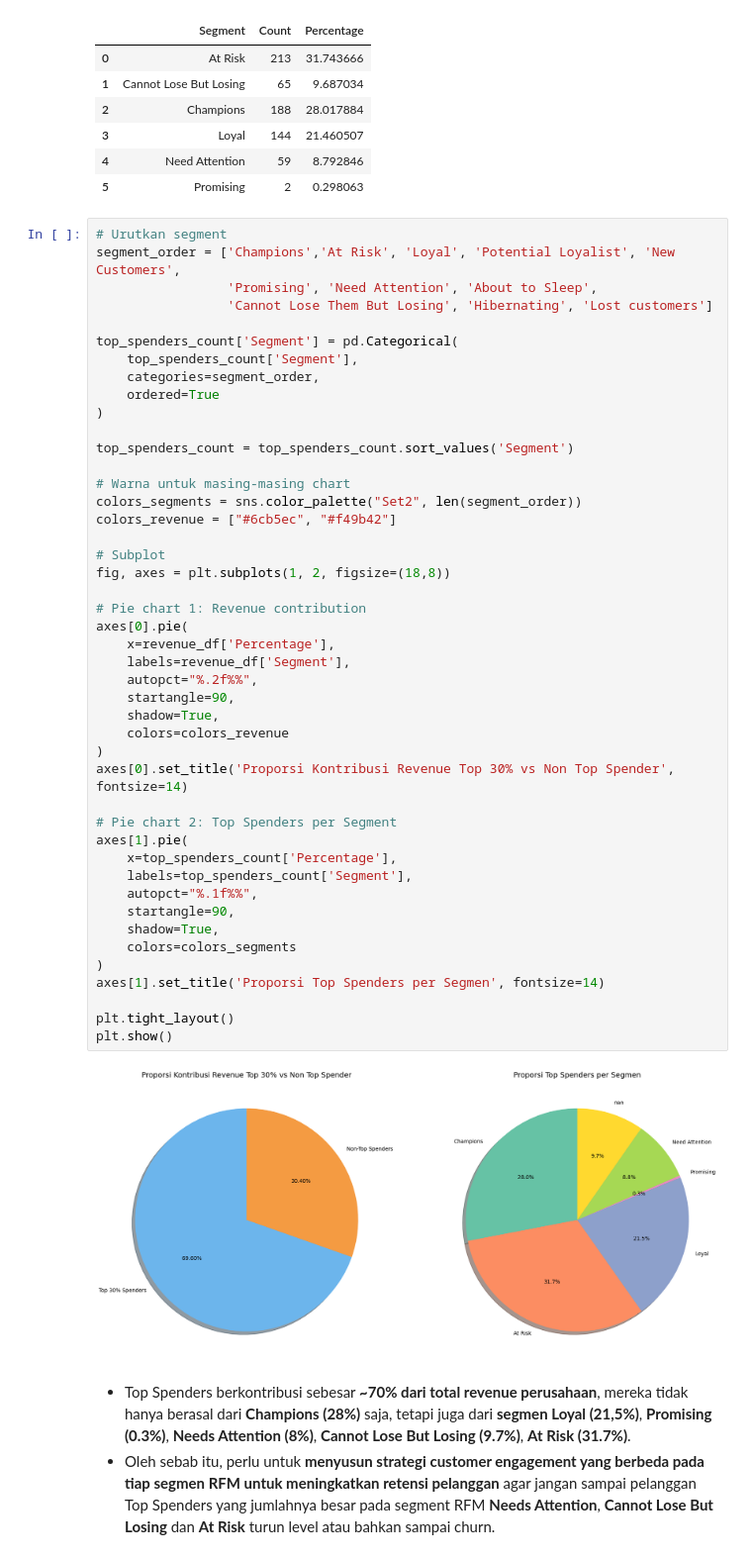
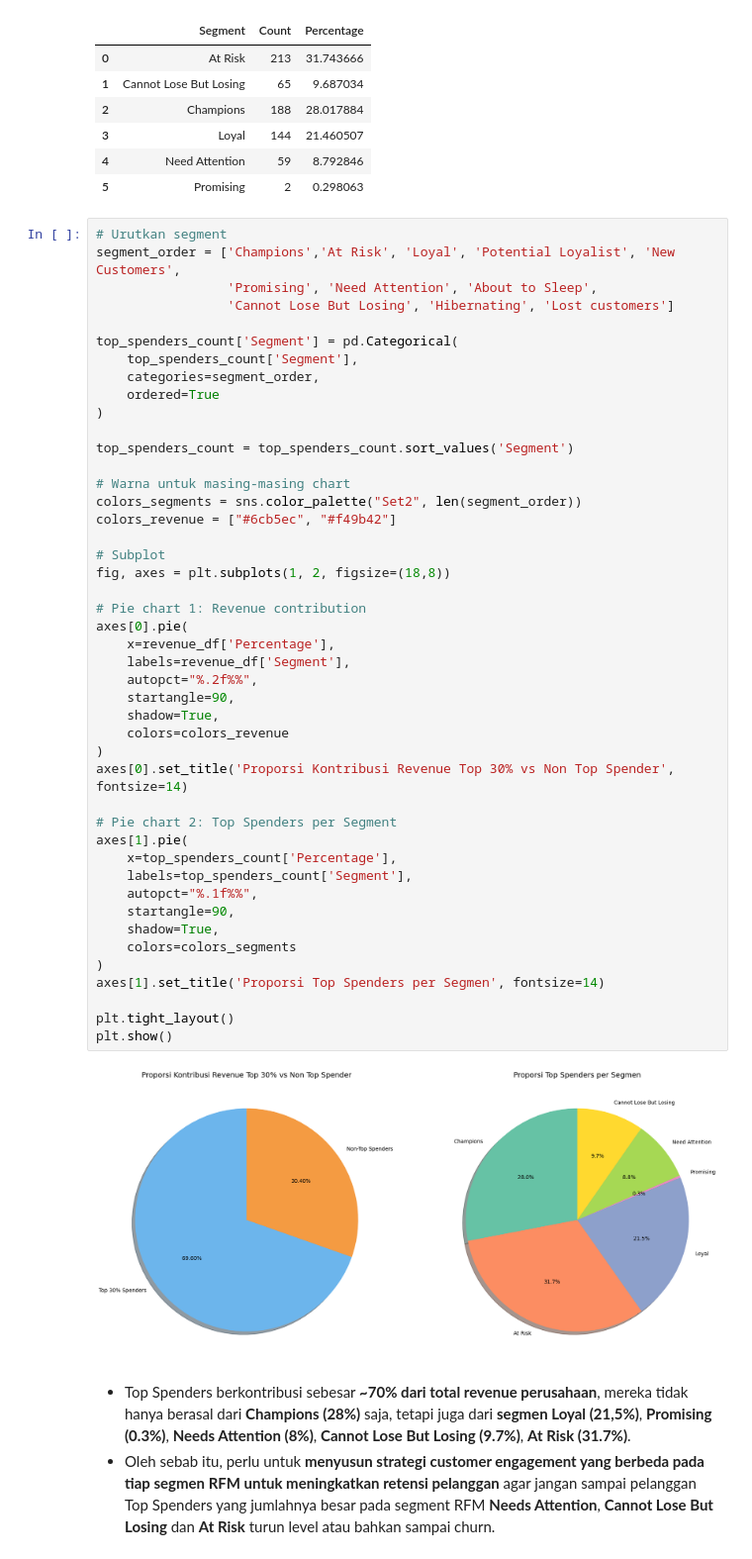
Before and after one commit to gracenc12/rfm-and-marketing-campaign-analysis, a Jupyter notebook: Capstone Project 2 - RFM & Marketing Campaign Analysis.ipynb, the cells around one changed output. Shown at 99% size. Drawn from its saved outputs; the diff is of its cells as text.

```diff
--- a/Capstone Project 2 - RFM & Marketing Campaign Analysis.ipynb
+++ b/Capstone Project 2 - RFM & Marketing Campaign Analysis.ipynb
@@ -2776,7 +2782,7 @@ top_spenders_count
 # Urutkan segment
 segment_order = ['Champions','At Risk', 'Loyal', 'Potential Loyalist', 'New Customers',
                  'Promising', 'Need Attention', 'About to Sleep',
-                 'Cannot Lose Them But Losing', 'Hibernating', 'Lost customers']
+                 'Cannot Lose But Losing', 'Hibernating', 'Lost customers']
 
 top_spenders_count['Segment'] = pd.Categorical(
     top_spenders_count['Segment'],
@@ -2791,34 +2797,34 @@ colors_segments = sns.color_palette("Set2", len(segment_order))
 colors_revenue = ["#6cb5ec", "#f49b42"]
 
 # Subplot
 fig, axes = plt.subplots(1, 2, figsize=(18,8))
 
 # Pie chart 1: Revenue contribution
 axes[0].pie(
     x=revenue_df['Percentage'],
     labels=revenue_df['Segment'],
     autopct="%.2f%%",
     startangle=90,
     shadow=True,
     colors=colors_revenue
 )
 axes[0].set_title('Proporsi Kontribusi Revenue Top 30% vs Non Top Spender', fontsize=14)
 
 # Pie chart 2: Top Spenders per Segment
 axes[1].pie(
     x=top_spenders_count['Percentage'],
     labels=top_spenders_count['Segment'],
     autopct="%.1f%%",
     startangle=90,
     shadow=True,
     colors=colors_segments
 )
 axes[1].set_title('Proporsi Top Spenders per Segmen', fontsize=14)
 
 plt.tight_layout()
 plt.show()
 # %% [output]
-[figure, old version]
+[figure, new version]
 # %% [markdown]
 - Top Spenders berkontribusi sebesar **~70% dari total revenue perusahaan**, mereka tidak hanya berasal dari **Champions (28%)** saja, tetapi juga dari **segmen Loyal (21,5%)**, **Promising (0.3%)**, **Needs Attention (8%)**, **Cannot Lose But Losing (9.7%)**, **At Risk (31.7%)**.
 - Oleh sebab itu, perlu untuk **menyusun strategi customer engagement yang berbeda pada tiap segmen RFM untuk meningkatkan retensi pelanggan** agar jangan sampai pelanggan Top Spenders yang jumlahnya besar pada segment RFM **Needs Attention**, **Cannot Lose But Losing** dan **At Risk** turun level atau bahkan sampai churn.
```
Also changed, not shown: parts of 13 cells of this notebook, 1 other file.
